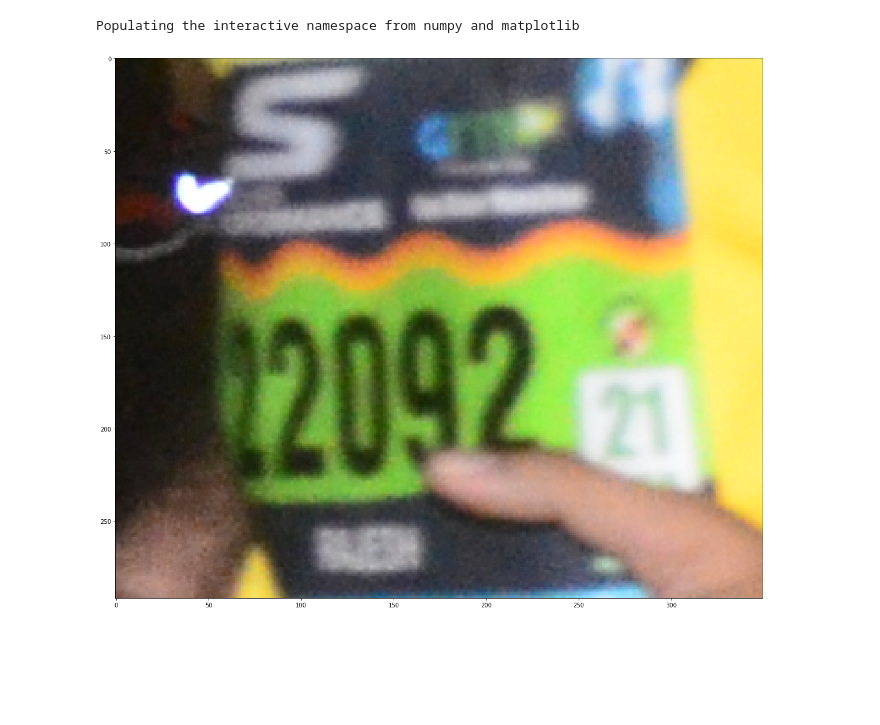
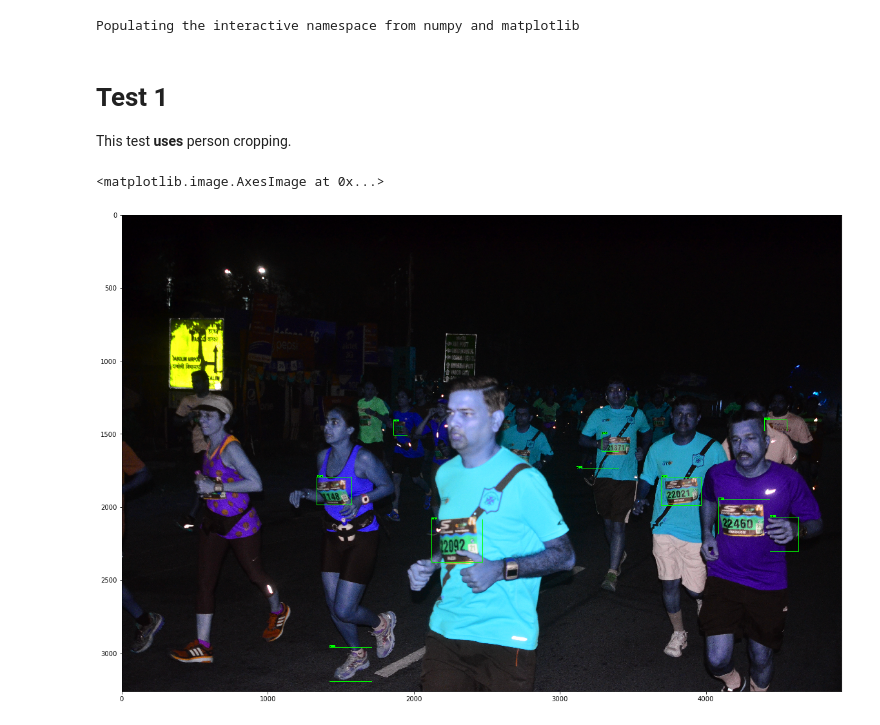
Before and after one commit to alexcu/hermes-training-utils, a Jupyter notebook: recognise_bib.ipynb, the cells around one changed output. Drawn from its saved outputs; the diff is of its cells as text; code cells hidden in the pictures; blank space fills up the shorter version.

Commit message:
ENHANCE: Update bib recognition script to include two tests

```diff
--- a/recognise_bib.ipynb
+++ b/recognise_bib.ipynb
@@ -7,6 +7,32 @@ import numpy as np
 import matplotlib.pyplot as plt
 %pylab inline
 pylab.rcParams['figure.figsize'] = (20, 20)
+
+def annotate_image(img, detections):
+    lime = (0,255,0)
+    black = (0,0,0)
+    font = cv2.FONT_HERSHEY_PLAIN
+    # Bib regions (draw first)
+    for region in detections:
+        x1 = region["x1"]
+        y1 = region["y1"]
+        x2 = region["x2"]
+        y2 = region["y2"]
+        cv2.rectangle(img, (x1, y1), (x2, y2), lime, 2)
+    # labels for accuracy (overlay)
+    for region in detections:
+        x1 = region["x1"]
+        y1 = region["y1"]
+        x2 = region["x2"]
+        y2 = region["y2"]
+        acc = region["accuracy"]
+        label = "%s%%" % int(acc * 100)
+        fnt_sz, baseline = cv2.getTextSize(label, font, 1, 1)
+        acc_rect_pt1 = (x1, y1 + baseline - 5)
+        acc_rect_pt2 = (x1 + fnt_sz[0] + 5, y1 - fnt_sz[1] - 5)
+        cv2.rectangle(img, acc_rect_pt1, acc_rect_pt2, lime, -1)
+        cv2.putText(img, label, (x1,y1), font, 1, black)
+    return img
 
 def crop_region(image, region):
     """Crops a singular region in an image
@@ -55,15 +81,21 @@ def read_json(json_filename):
         json_data = json.load(json_fp)
     return json_data
 
-def crop_bibs_from_image(image_filename, bib_json_dir, person_json_dir = None):
-    """Crop an image using the bib region.
+def extract_bib_regions_from_image(image_filename, bib_json_dir, person_json_dir = None):
+    """Extracts valid bibs from the image.
+
+    By `valid', we mean those regions which do not overlap. If a person_json_dir is provided
+    we will calculate the regions where there are possible overlaps in two people's
+    detections. We also adjust these coordinates from the cropped images to the original
+    images.
+
     Args:
         image_filename (string): Path to ORIGINAL image filename.
         bib_json_dir (string): Path of bib JSON files.
         person_json_dir (string): Path of person crop JSON files. If not provided,
                                   then assume non-crop images provided.
     Returns:
-        list of numpy3d: a list of the cropped bibs.
+        list of dict: A list of the regions with their respective accuracies.
     """
     # Strip the image id from the original filename
     image_id = os.path.splitext(os.path.basename(image_filename))[0]
@@ -112,12 +144,32 @@ def crop_bibs_from_image(image_filename, bib_json_dir, person_json_dir = None):
     else:
         bib_regions = read_json("%s/%s.json" % (bib_json_dir, image_id))["bib"]["regions"]
 
+    return bib_regions
+
+def crop_bib_regions_from_image(image_filename, bib_regions):
+    """Crops the specified bib regions from the given image.
+    Args:
+        image_filename (string): Path to ORIGINAL image filename.
+        bib_regions (dict): The bib regions to crop.
+    Returns:
+        numpy3d: Numpy 3D array of cropped images
+    """
+    image = cv2.imread(image_filename)
     return [crop_region(image, bib_region) for bib_region in bib_regions]
-
-
-bibs = crop_bibs_from_image("/Users/Alex/Desktop/yolo_crop/run4/2dc85b4090468f66b12eaaf8c1a76c8a.jpg",
-                            "/Users/Alex/Desktop/yolo_crop/run4/bib",
-                            "/Users/Alex/Desktop/yolo_crop/run4/person")
 # %% [output]
 Populating the interactive namespace from numpy and matplotlib
-[figure, removed]
+# %% [markdown]
+# Test 1
+
+This test **uses** person cropping.
+# %%
+filename = "/Users/Alex/Desktop/yolo_crop/run4/2dc85b4090468f66b12eaaf8c1a76c8a.jpg"
+
+bib_regions = extract_bib_regions_from_image(filename,
+                                             "/Users/Alex/Desktop/yolo_crop/run4/bib",
+                                             "/Users/Alex/Desktop/yolo_crop/run4/person")
+
+plt.imshow(annotate_image(cv2.imread(filename), bib_regions))
+# %% [output]
+<matplotlib.image.AxesImage at 0x...>
+[figure, added]
```
Also changed, not shown: parts of 2 cells of this notebook.
